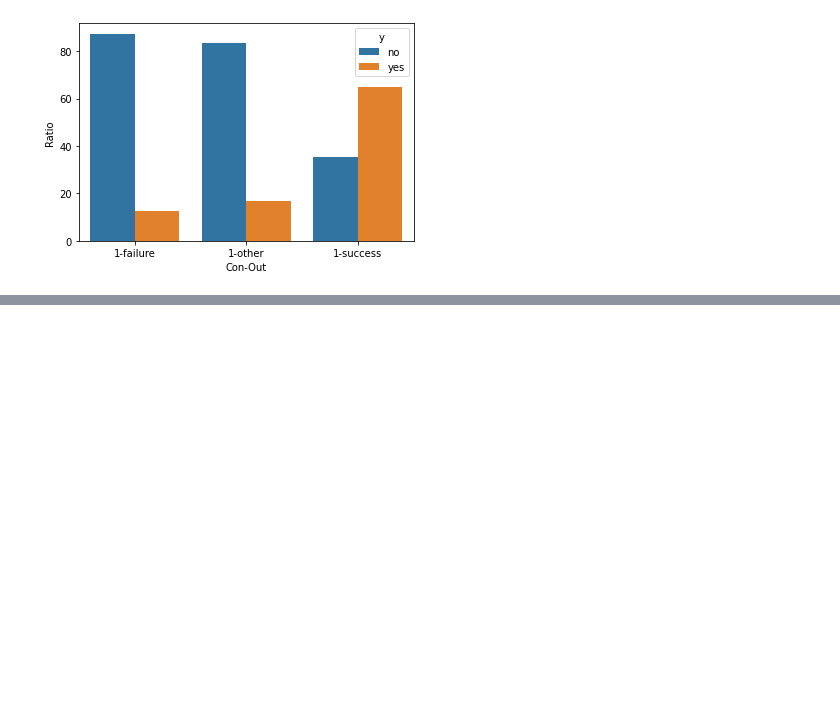
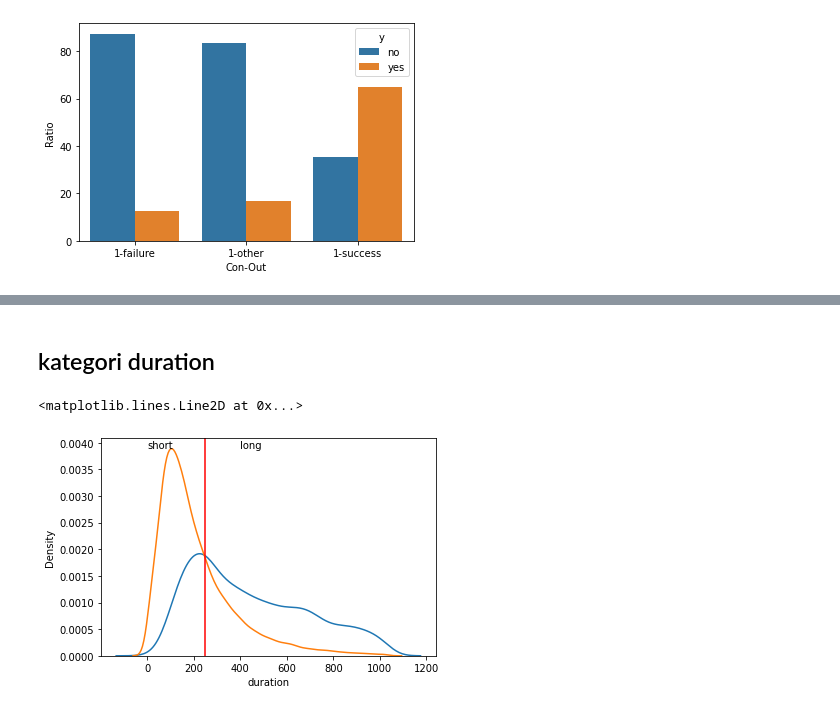
Before and after one commit to yahdiarif/Final-Project-kel-12, a Jupyter notebook: Bank_Marketing_Target_Final_Project_(group_12).ipynb, the cells around one changed output, grey strips where cells are left out. Cells and saved outputs as stored; diff of their text form; code cells hidden in the pictures; blank space fills up the shorter version.

```diff
--- a/Bank_Marketing_Target_Final_Project_(group_12).ipynb
+++ b/Bank_Marketing_Target_Final_Project_(group_12).ipynb
@@ -355,0 +455,28 @@ df_union_dp
+# %%
+#mapping_y={
+#    'yes':1,
+#    'no':0
+#}
+mapping_education={
+    'primary':1,
+    'secondary':2,
+    'tertiary':3
+}
+mapping_default={
+    'yes':1,
+    'no':0
+}
+mapping_housing={
+    'yes':1,
+    'no':0
+}
+mapping_loan={
+    'yes':1,
+    'no':0
+}
+
+#df2['y']=df2['y'].map(mapping_y)
+df2['education']=df2['education'].map(mapping_education)
+df2['default']=df2['default'].map(mapping_default)
+df2['housing']=df2['housing'].map(mapping_housing)
+df2['loan']=df2['loan'].map(mapping_loan)
@@ -355,0 +494,5 @@ df_union_dp
+# %%
+df2 = pd.get_dummies(data=df2, columns=['marital'])
+df2 = pd.get_dummies(data=df2, columns=['job'])
+df2 = pd.get_dummies(data=df2, columns=['contact'])
+df2.sample(5)
@@ -355,0 +507,11 @@ df_union_dp
+# %% [markdown]
+## kategori duration
+# %%
+sns.kdeplot(df2[df2['target']==1]['duration'])
+sns.kdeplot(df2[df2['target']==0]['duration'])
+plt.text(x=0, y=0.0039, s='short')
+plt.text(x=400, y=0.0039, s='long')
+plt.axvline(x=250,color='red')
+# %% [output]
+<matplotlib.lines.Line2D at 0x...>
+[figure, added]
```
Also changed, not shown: parts of 25 cells of this notebook.
